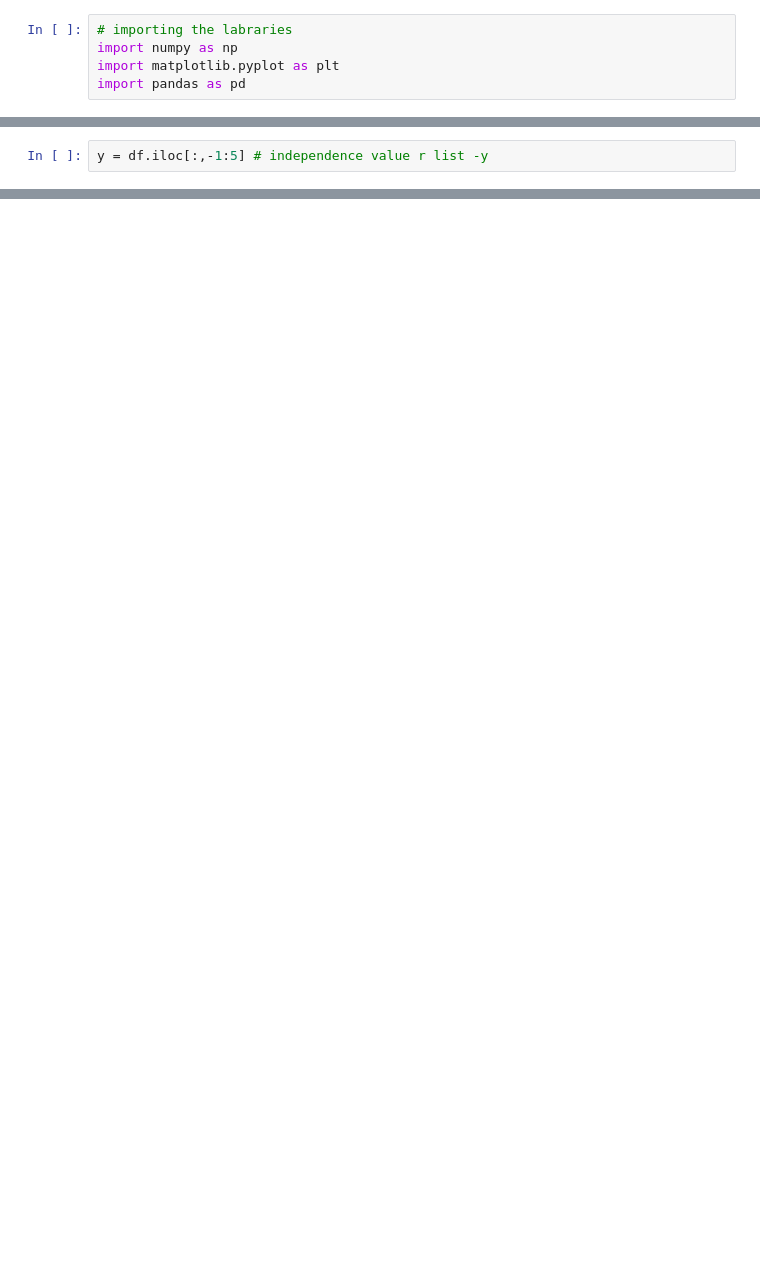
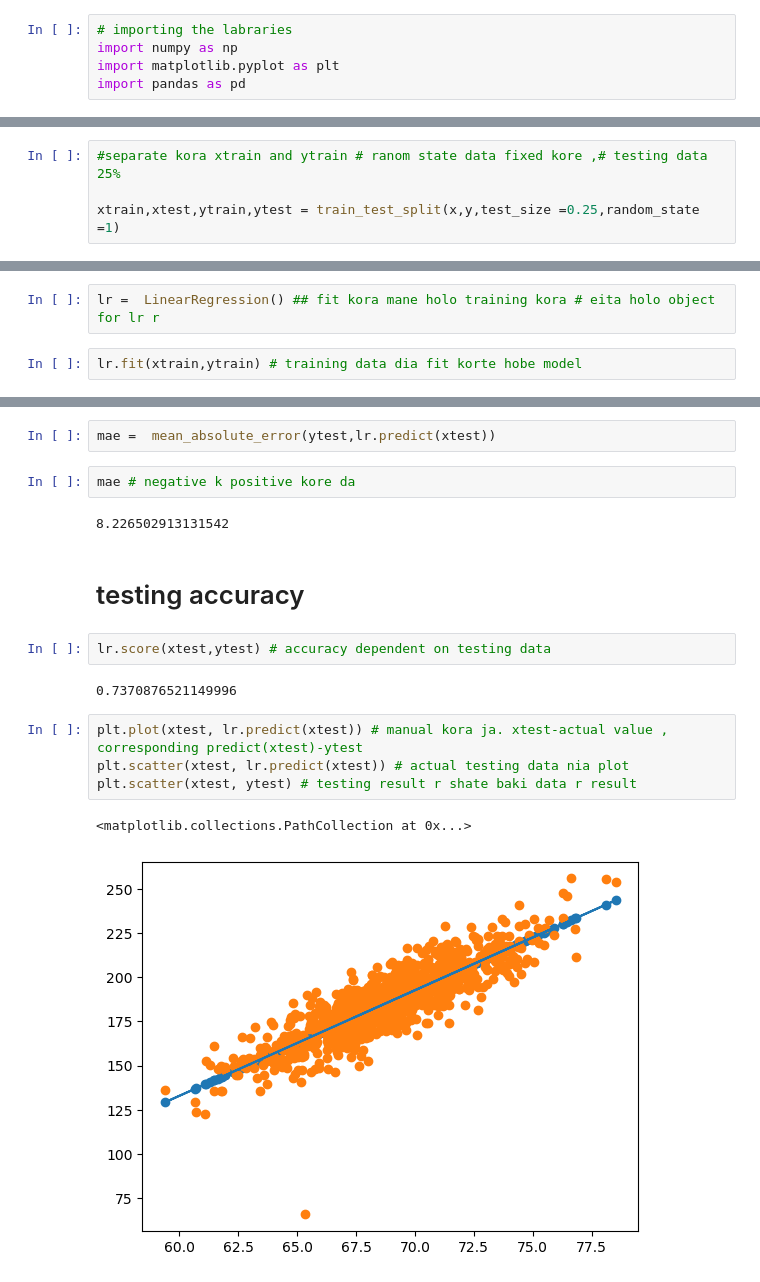
Before and after one commit to Alim-Sarkar/data-science-assignment, a Jupyter notebook: Untitled.ipynb, the cells around one changed output, grey strips where cells are left out. Drawn from its saved outputs; the diff is of its cells as text; blank space fills up the shorter version.

```diff
--- a/Untitled.ipynb
+++ b/Untitled.ipynb
@@ -443,2 +122,0 @@ df.head()
-# %%
-y = df.iloc[:,-1:5] # independence value r list -y
@@ -490,0 +149,4 @@ array([[1.        ],
+# %%
+#separate kora xtrain and ytrain # ranom state data fixed kore ,# testing data 25%
+
+xtrain,xtest,ytrain,ytest = train_test_split(x,y,test_size =0.25,random_state =1)
@@ -490,0 +177,4 @@ array([[1.        ],
+# %%
+lr =  LinearRegression() ## fit kora mane holo training kora # eita holo object for lr r
+# %%
+lr.fit(xtrain,ytrain) # training data dia fit korte hobe model
@@ -490,0 +252,19 @@ array([[1.        ],
+# %%
+mae =  mean_absolute_error(ytest,lr.predict(xtest))
+# %%
+mae # negative k positive kore da
+# %% [output]
+8.226502913131542
+# %% [markdown]
+# testing accuracy
+# %%
+lr.score(xtest,ytest) # accuracy dependent on testing data
+# %% [output]
+0.7370876521149996
+# %%
+plt.plot(xtest, lr.predict(xtest)) # manual kora ja. xtest-actual value , corresponding predict(xtest)-ytest
+plt.scatter(xtest, lr.predict(xtest)) # actual testing data nia plot
+plt.scatter(xtest, ytest) # testing result r shate baki data r result
+# %% [output]
+<matplotlib.collections.PathCollection at 0x...>
+[figure, added]
```
Also changed, not shown: parts of 119 cells of this notebook.
